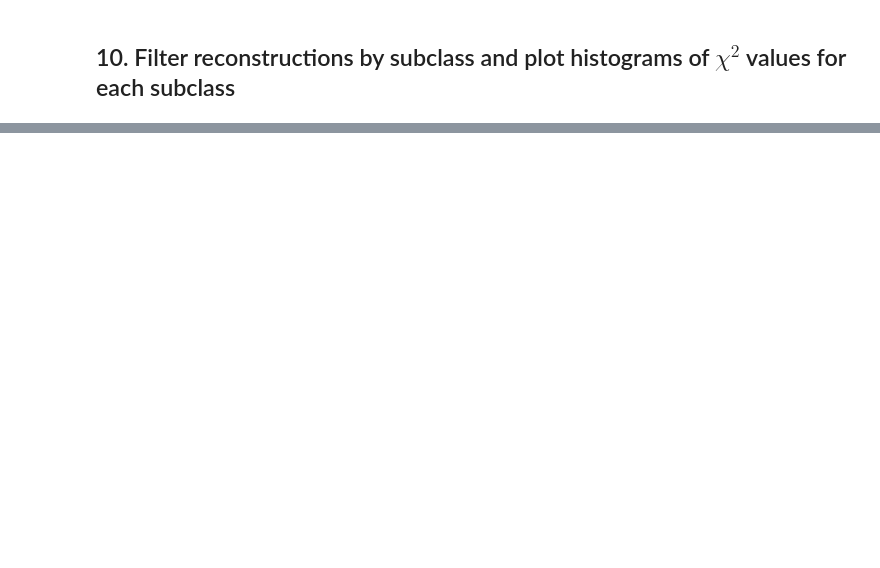
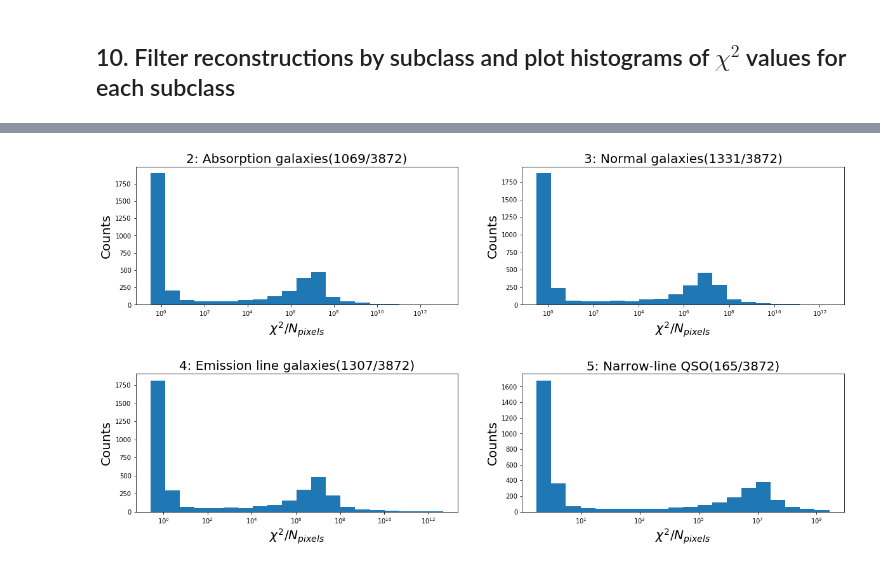
Before and after one commit to ksephton/ASTR-Leistedt-1, a Jupyter notebook: Spectra/PCA_4000spectra.ipynb, the cells around one changed output, grey strips where cells are left out. Cells and saved outputs as stored; diff of their text form; code cells hidden in the pictures; blank space fills up the shorter version.

```diff
--- a/Spectra/PCA_4000spectra.ipynb
+++ b/Spectra/PCA_4000spectra.ipynb
@@ -405,0 +373,22 @@ plt.show()
+# %%
+# %% Plot chi-squared value histograms for each subclass
+plt.figure(figsize=(20,10))
+subclass_names = ['2: Absorption galaxies', '3: Normal galaxies', '4: Emission line galaxies', '5: Narrow-line QSO']
+for i in range(4):
+    ax = plt.subplot(221 + i)
+    _, bins = np.histogram(chi_arr[subclass==i+2], bins=20)
+    logbins = np.logspace(np.log10(bins[0]),np.log10(bins[-1]),len(bins))
+    logcounts, _, _ = ax.hist(chi_arr, bins=logbins)
+    ax.set_xscale('log')
+    bin_x_centers = 0.5 * np.diff(logbins) + logbins[:-1]
+    bin_y_centers = ax.get_yticks()[1] * 0.25
+#    for j in range(len(bins)-1):
+#        bin_label = "{0:,}".format(logcounts[j]) + "\n({0:,.2f}%)".format((logcounts[j]/logcounts.sum())*100)
+#        ax.text(bin_x_centers[j], bin_y_centers, bin_label, horizontalalignment='center')
+    ax.set_xlabel("$\chi^2/N_{pixels}$", fontsize=20)
+    ax.set_ylabel('Counts',fontsize=20)
+    ax.set_title(f'{subclass_names[i]}({len(chi_arr[subclass==i+2])}/{len(subclass)})', fontsize=20)
+plt.subplots_adjust(hspace=.5, wspace=.2)
+plt.show()
+# %% [output]
+[figure, added]
```
Also changed, not shown: parts of 12 cells of this notebook.
